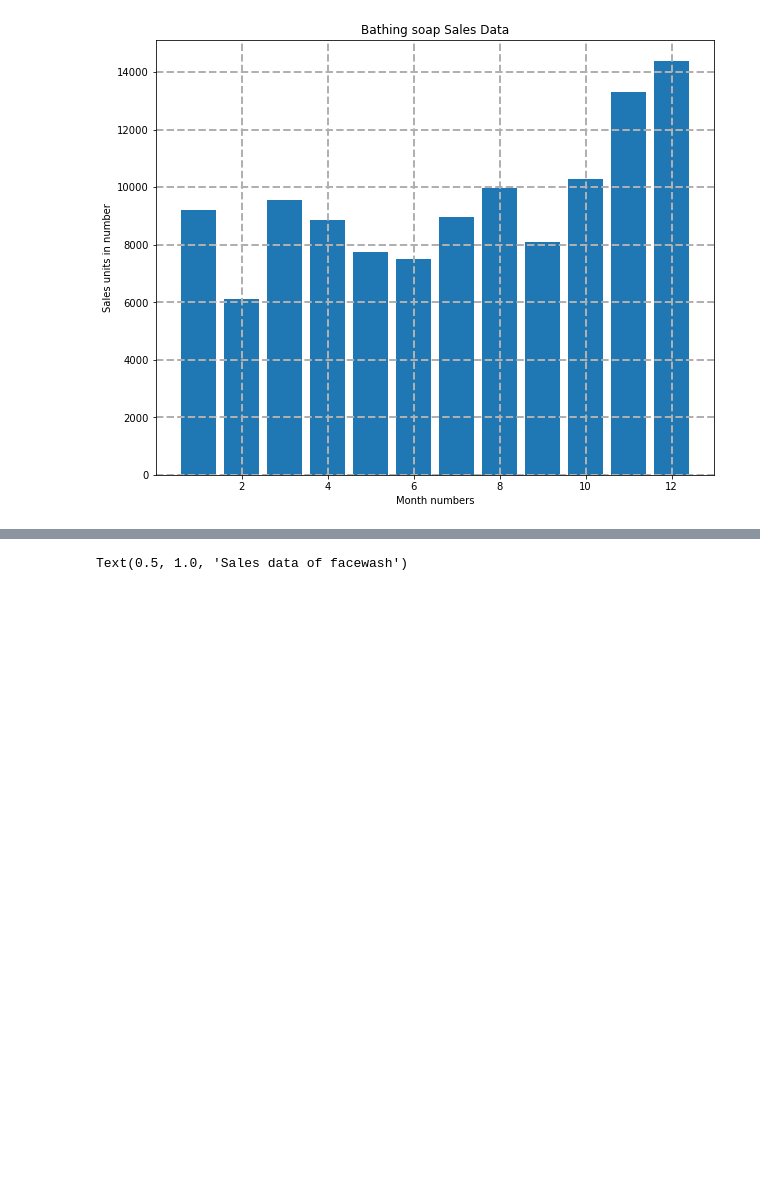
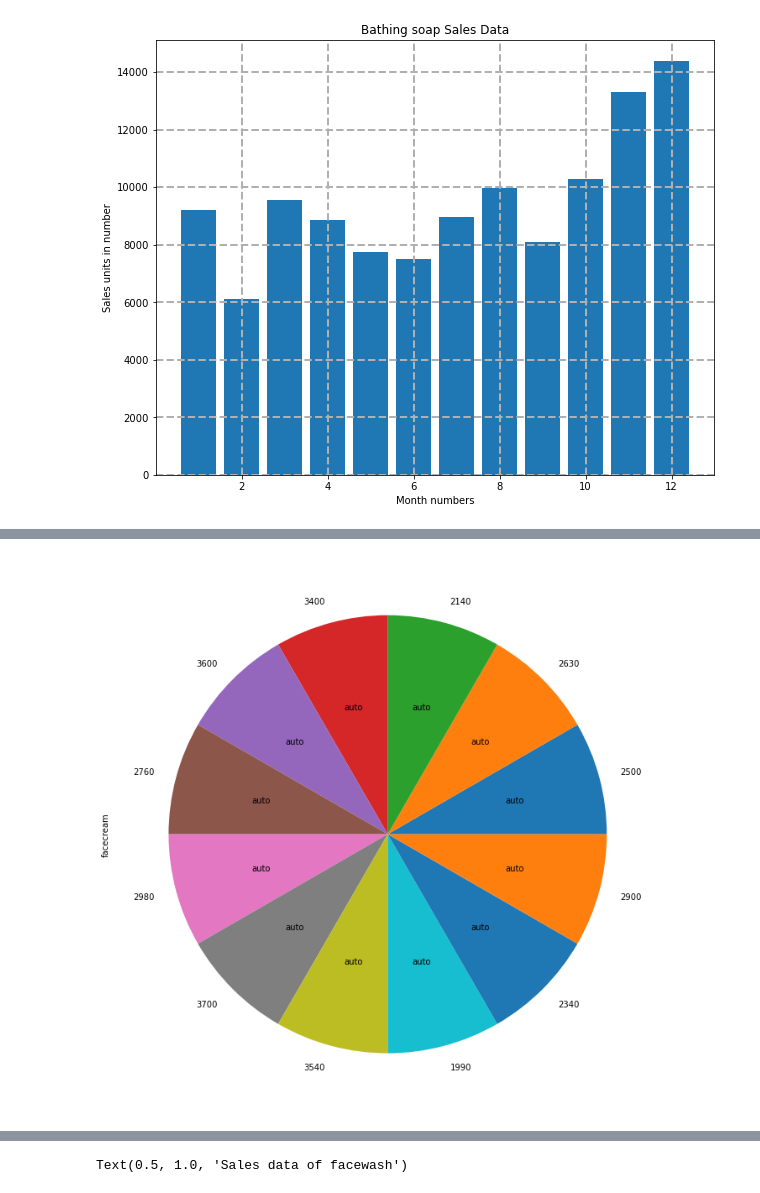
Before and after one commit to sardorick/strive_practice, a Jupyter notebook: 09. Matplotlib/Matplotlib_exercises.ipynb, the cells around one changed output, grey strips where cells are left out. Cells and saved outputs as stored; diff of their text form; code cells hidden in the pictures; blank space fills up the shorter version.

```diff
--- a/09. Matplotlib/Matplotlib_exercises.ipynb
+++ b/09. Matplotlib/Matplotlib_exercises.ipynb
@@ -166,3 +162,15 @@ The Pie chart should look like this:
+# %%
+# Write your code here
+# plt.pie(df['month_number'], df['facecream'].value_counts().)
+# plt.pie(df['month_number'], df['facewash'])
+# plt.pie(df['month_number'], df['toothpaste'])
+# plt.pie(df['month_number'], df['bathingsoap'])
+# plt.pie(df['month_number'], df['shampoo'])
+# plt.pie(df['month_number'], df['moisturizer'])
+
+ax = df['facecream'].value_counts().plot(kind='pie', figsize=(28,12), autopct='auto', label='facecream')
+# %% [output]
+[figure, added]
 # %% [markdown]
 ### Exercise 9: Read the Bathing soap facewash of all months and display it using the Subplot.
 The Subplot should look like this:
```
Also changed, not shown: parts of 3 cells of this notebook.
